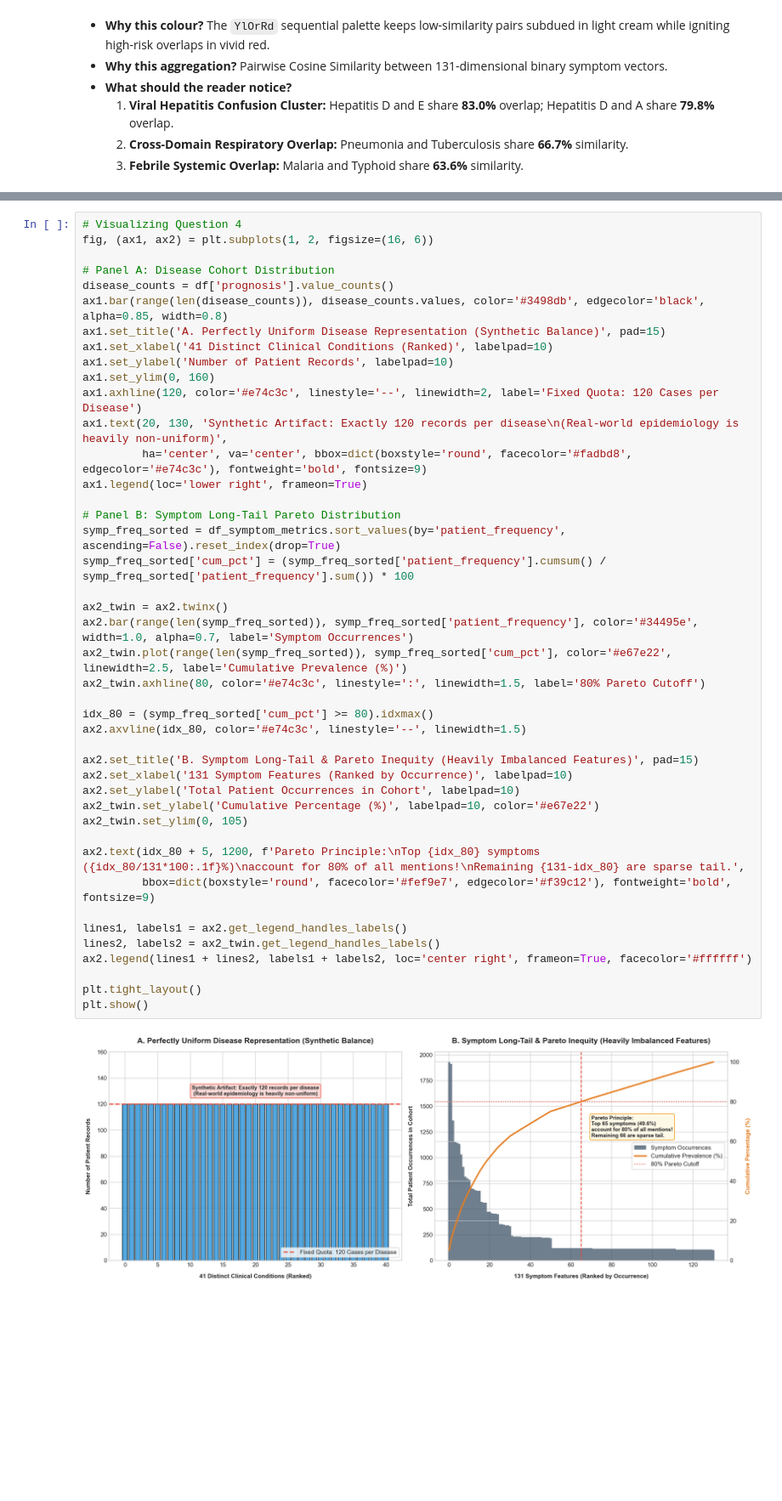
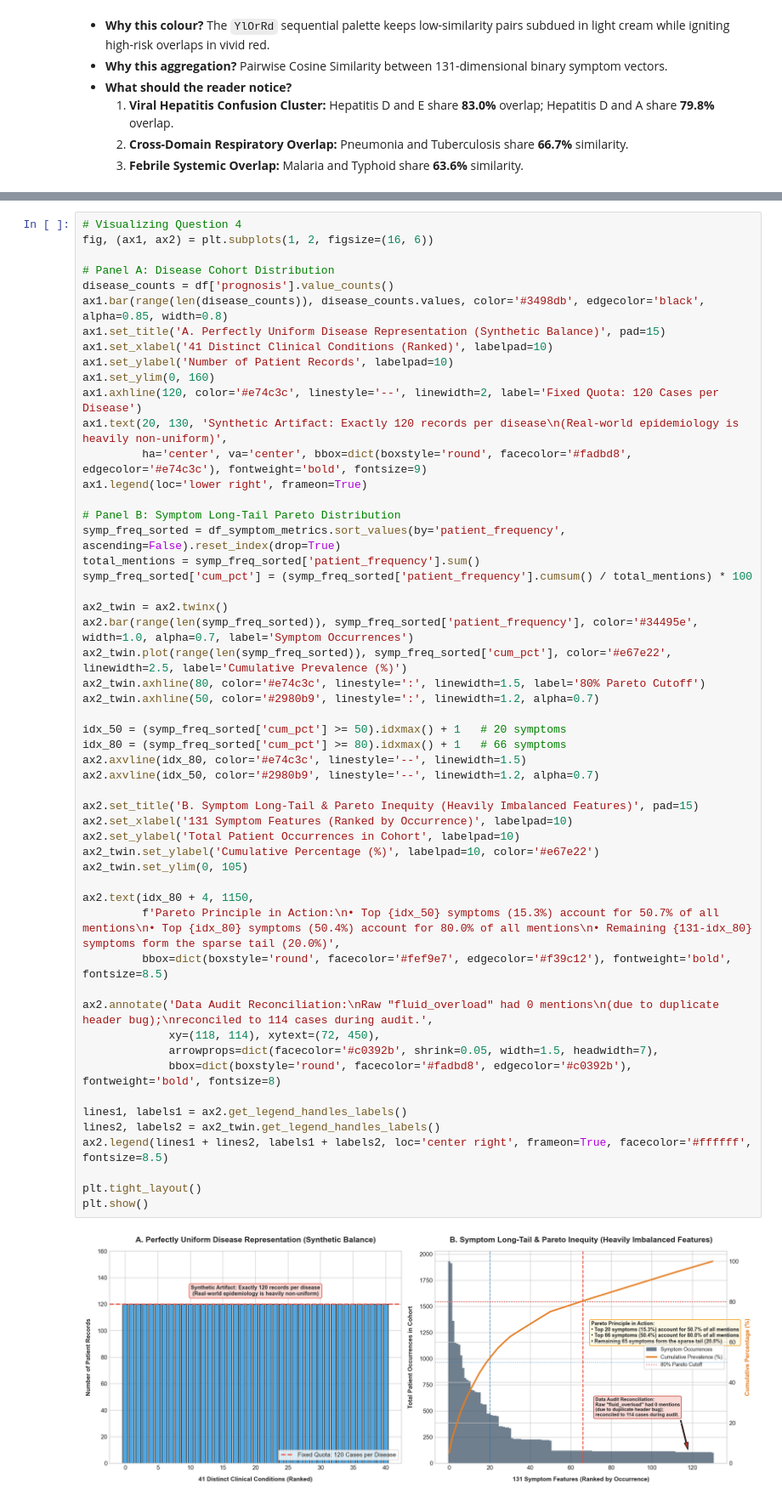
Before and after one commit to atho06/symptoms-to-disease-visual-analytics, a Jupyter notebook: disease_prediction_case_study.ipynb, the cells around one changed output, grey strips where cells are left out. Shown at 85% size. Drawn from its saved outputs; the diff is of its cells as text; blank space fills up the shorter version.

```diff
--- a/disease_prediction_case_study.ipynb
+++ b/disease_prediction_case_study.ipynb
@@ -378,39 +384,49 @@ ax1.set_xlabel('41 Distinct Clinical Conditions (Ranked)', labelpad=10)
 ax1.set_ylabel('Number of Patient Records', labelpad=10)
 ax1.set_ylim(0, 160)
 ax1.axhline(120, color='#e74c3c', linestyle='--', linewidth=2, label='Fixed Quota: 120 Cases per Disease')
 ax1.text(20, 130, 'Synthetic Artifact: Exactly 120 records per disease\n(Real-world epidemiology is heavily non-uniform)',
          ha='center', va='center', bbox=dict(boxstyle='round', facecolor='#fadbd8', edgecolor='#e74c3c'), fontweight='bold', fontsize=9)
 ax1.legend(loc='lower right', frameon=True)
 
 # Panel B: Symptom Long-Tail Pareto Distribution
 symp_freq_sorted = df_symptom_metrics.sort_values(by='patient_frequency', ascending=False).reset_index(drop=True)
-symp_freq_sorted['cum_pct'] = (symp_freq_sorted['patient_frequency'].cumsum() / symp_freq_sorted['patient_frequency'].sum()) * 100
+total_mentions = symp_freq_sorted['patient_frequency'].sum()
+symp_freq_sorted['cum_pct'] = (symp_freq_sorted['patient_frequency'].cumsum() / total_mentions) * 100
 
 ax2_twin = ax2.twinx()
 ax2.bar(range(len(symp_freq_sorted)), symp_freq_sorted['patient_frequency'], color='#34495e', width=1.0, alpha=0.7, label='Symptom Occurrences')
 ax2_twin.plot(range(len(symp_freq_sorted)), symp_freq_sorted['cum_pct'], color='#e67e22', linewidth=2.5, label='Cumulative Prevalence (%)')
 ax2_twin.axhline(80, color='#e74c3c', linestyle=':', linewidth=1.5, label='80% Pareto Cutoff')
+ax2_twin.axhline(50, color='#2980b9', linestyle=':', linewidth=1.2, alpha=0.7)
 
-idx_80 = (symp_freq_sorted['cum_pct'] >= 80).idxmax()
+idx_50 = (symp_freq_sorted['cum_pct'] >= 50).idxmax() + 1   # 20 symptoms
+idx_80 = (symp_freq_sorted['cum_pct'] >= 80).idxmax() + 1   # 66 symptoms
 ax2.axvline(idx_80, color='#e74c3c', linestyle='--', linewidth=1.5)
+ax2.axvline(idx_50, color='#2980b9', linestyle='--', linewidth=1.2, alpha=0.7)
 
 ax2.set_title('B. Symptom Long-Tail & Pareto Inequity (Heavily Imbalanced Features)', pad=15)
 ax2.set_xlabel('131 Symptom Features (Ranked by Occurrence)', labelpad=10)
 ax2.set_ylabel('Total Patient Occurrences in Cohort', labelpad=10)
 ax2_twin.set_ylabel('Cumulative Percentage (%)', labelpad=10, color='#e67e22')
 ax2_twin.set_ylim(0, 105)
 
-ax2.text(idx_80 + 5, 1200, f'Pareto Principle:\nTop {idx_80} symptoms ({idx_80/131*100:.1f}%)\naccount for 80% of all mentions!\nRemaining {131-idx_80} are sparse tail.',
-         bbox=dict(boxstyle='round', facecolor='#fef9e7', edgecolor='#f39c12'), fontweight='bold', fontsize=9)
+ax2.text(idx_80 + 4, 1150,
+         f'Pareto Principle in Action:\n• Top {idx_50} symptoms (15.3%) account for 50.7% of all mentions\n• Top {idx_80} symptoms (50.4%) account for 80.0% of all mentions\n• Remaining {131-idx_80} symptoms form the sparse tail (20.0%)',
+         bbox=dict(boxstyle='round', facecolor='#fef9e7', edgecolor='#f39c12'), fontweight='bold', fontsize=8.5)
+
+ax2.annotate('Data Audit Reconciliation:\nRaw "fluid_overload" had 0 mentions\n(due to duplicate header bug);\nreconciled to 114 cases during audit.',
+             xy=(118, 114), xytext=(72, 450),
+             arrowprops=dict(facecolor='#c0392b', shrink=0.05, width=1.5, headwidth=7),
+             bbox=dict(boxstyle='round', facecolor='#fadbd8', edgecolor='#c0392b'), fontweight='bold', fontsize=8)
 
 lines1, labels1 = ax2.get_legend_handles_labels()
 lines2, labels2 = ax2_twin.get_legend_handles_labels()
-ax2.legend(lines1 + lines2, labels1 + labels2, loc='center right', frameon=True, facecolor='#ffffff')
+ax2.legend(lines1 + lines2, labels1 + labels2, loc='center right', frameon=True, facecolor='#ffffff', fontsize=8.5)
 
 plt.tight_layout()
 plt.show()
 # %% [output]
-[figure, old version]
+[figure, new version]
 # %% [markdown]
 ## 9. Analytical Question 5: Symptom Co-occurrence & Syndromic Archetypes
 
```
Also changed, not shown: parts of 3 cells of this notebook, 17 other files.
